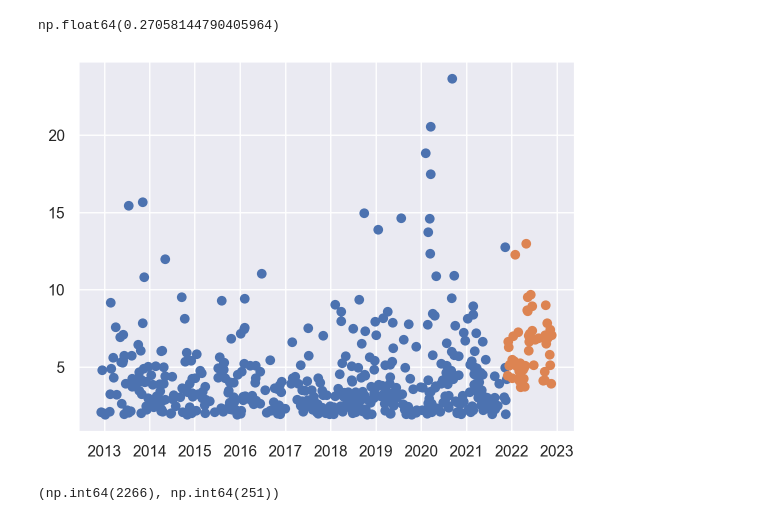
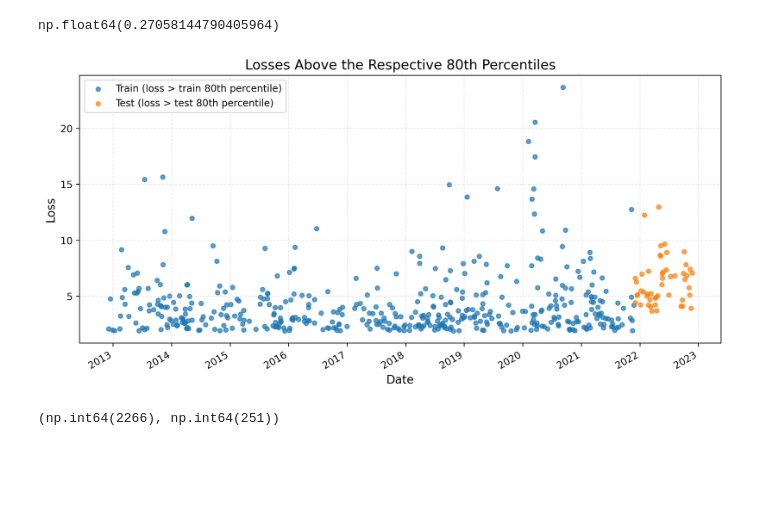
Before and after one commit to iliasra/QRM_Assignment2, a Jupyter notebook: assignment2.ipynb, the cells around one changed output. Cells and saved outputs as stored; diff of their text form; code cells hidden in the pictures; blank space fills up the shorter version.

```diff
--- a/assignment2.ipynb
+++ b/assignment2.ipynb
@@ -131,12 +108,47 @@ test_df.loss.mean()
 # %% [output]
 np.float64(0.27058144790405964)
 # %%
-plt.scatter(train_df.loc[train_df.loss>np.quantile(train_df.loss, 0.8),'Date'], train_df.loc[train_df.loss>np.quantile(train_df.loss, 0.8)]['loss'])
-plt.scatter(test_df.loc[test_df.loss>np.quantile(test_df.loss, 0.8),'Date'], test_df.loc[test_df.loss>np.quantile(test_df.loss, 0.8)]['loss'])
-plt.savefig('q80losses.pdf')
+plt.style.use("default")
+
+q80_train = np.quantile(train_df["loss"], 0.80)
+q80_test = np.quantile(test_df["loss"], 0.80)
+
+fig, ax = plt.subplots(figsize=(10, 5))
+
+ax.scatter(
+train_df.loc[train_df.loss > q80_train, "Date"],
+train_df.loc[train_df.loss > q80_train, "loss"],
+color="tab:blue",
+alpha=0.7,
+label="Train (loss > train 80th percentile)",
+s=20
+)
+
+ax.scatter(
+test_df.loc[test_df.loss > q80_test, "Date"],
+test_df.loc[test_df.loss > q80_test, "loss"],
+color="tab:orange",
+alpha=0.7,
+label="Test (loss > test 80th percentile)",
+s=20
+)
+
+ax.set_xlabel("Date", fontsize=12)
+ax.set_ylabel("Loss", fontsize=12)
+ax.set_title("Losses Above the Respective 80th Percentiles", fontsize=14)
+
+ax.xaxis.set_major_locator(mdates.YearLocator())
+ax.xaxis.set_major_formatter(mdates.DateFormatter("%Y"))
+fig.autofmt_xdate()
+
+ax.grid(alpha=0.3, linestyle="--")
+ax.legend(fontsize=10)
+
+fig.tight_layout()
+fig.savefig("q80losses.pdf", format="pdf", dpi=300)
 plt.show()
 # %% [output]
-[figure, old version]
+[figure, new version]
 # %%
 train_df['log_returns'].count(), test_df['log_returns'].count()
 # %% [output]
```
Also changed, not shown: parts of 38 cells of this notebook, 17 other files.
